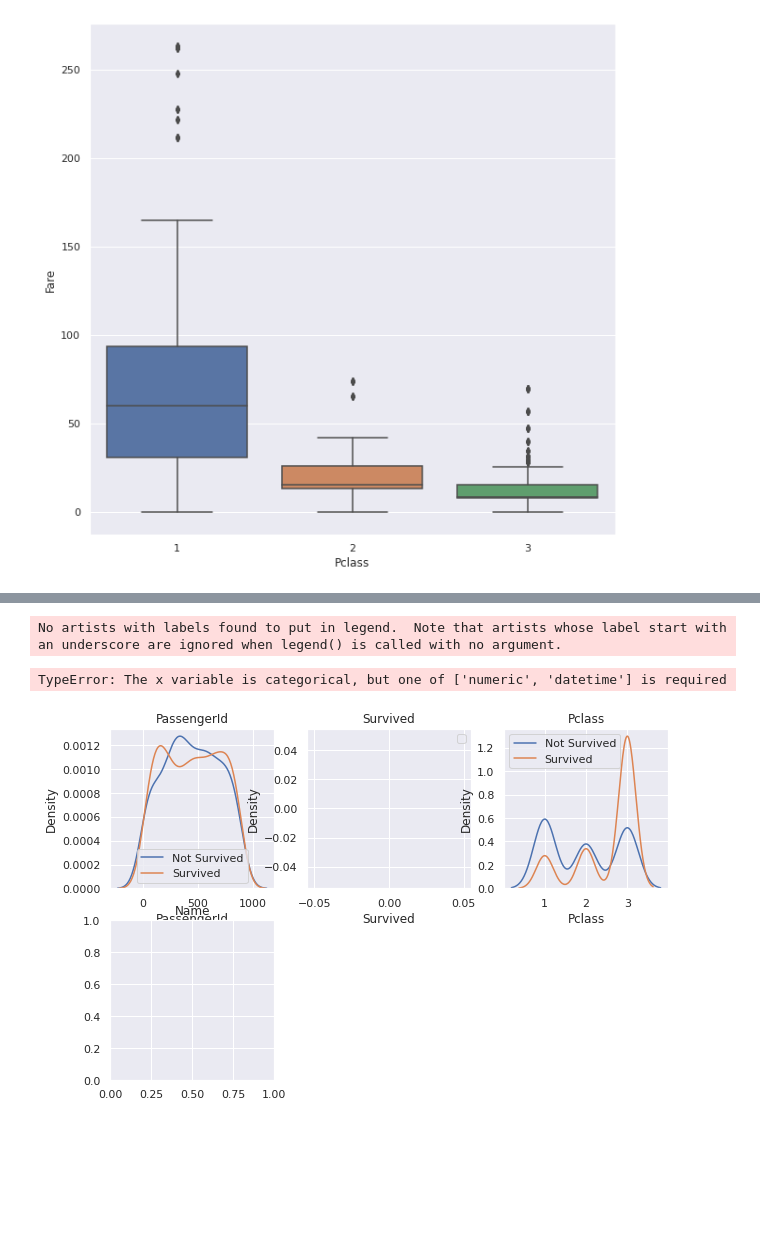
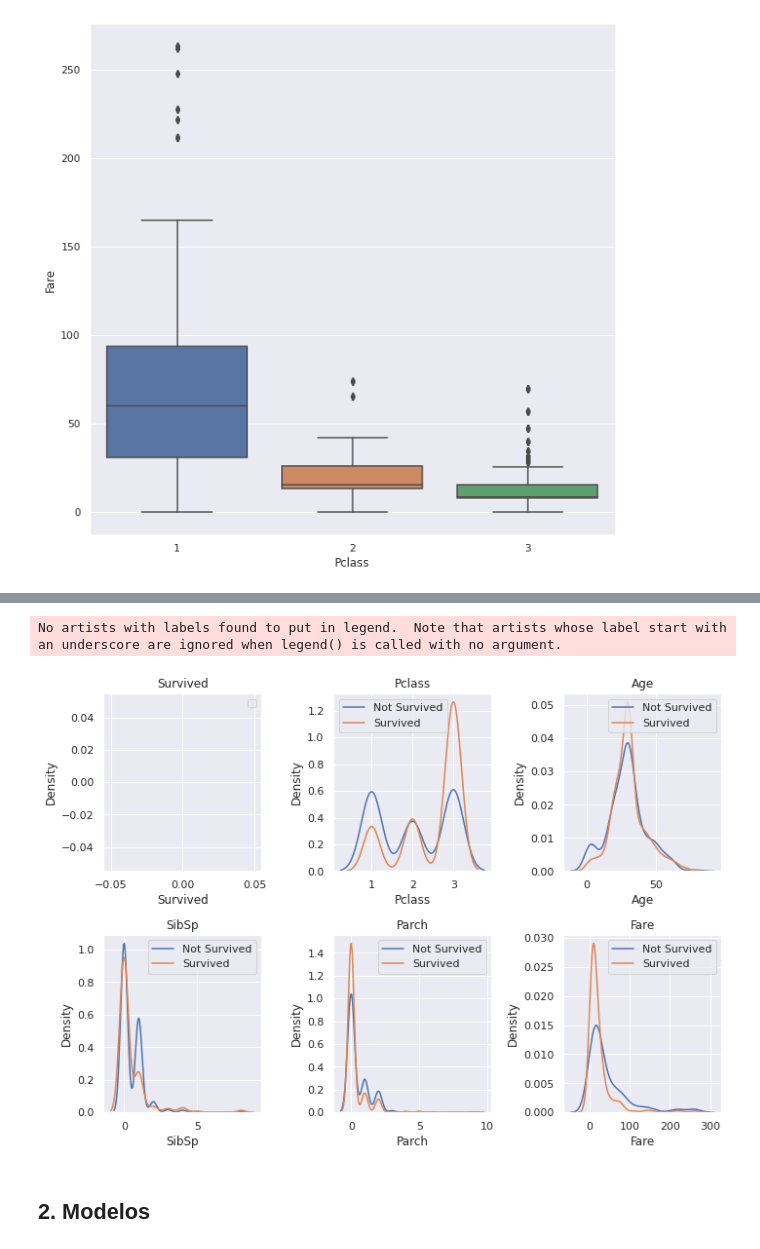
Before and after one commit to GDevigili/machine-learning-coursework, a Jupyter notebook: main.ipynb, the cells around one changed output, grey strips where cells are left out. Cells and saved outputs as stored; diff of their text form; code cells hidden in the pictures; blank space fills up the shorter version.

Commit message:
test some models

```diff
--- a/main.ipynb
+++ b/main.ipynb
@@ -181,7 +191,7 @@ df_dummies = pd.get_dummies(merged_df, columns=['Embarked'])
 # %% [markdown]
 Então transformei a coluna `Sex` da mesma forma, porém apenas deixando ela como binário, sendo `male = 1` e `female = 0`:
 # %%
-df_dummies = pd.get_dummies(merged_df, columns=['Sex'], drop_first = True)
+df_dummies = pd.get_dummies(df_dummies, columns=['Sex'], drop_first = True)
 # %% [markdown]
 Então o dataset final fica:
 # %%
@@ -233,6 +267,6 @@ merged_df.plot(kind='box', subplots=True, layout=(4, 3), sharex=False, sharey=Fa
 rs = np.random.RandomState(0)
 
 # df = pd.DataFrame(rs.rand(20, 20))
-corr = merged_df.corr()
+corr = df_dummies.corr()
 corr.style.background_gradient(cmap='coolwarm')
 # %% [output]
@@ -261,7 +284,7 @@ Name: Survived, dtype: float64
 # %%
 ax = sns.heatmap(   corr,
                     vmin=-1, vmax=1, center=0,
-                    cmap=sns.diverging_palette(20, 220, n=200),
+                    cmap='vlag', #sns.diverging_palette(20, 220, n=200),
                     square=True
                 )
 ax.set_xticklabels(
@@ -282,15 +316,18 @@ sns.barplot(
 # %%
-survived = train[train['Survived'] == 1]
-not_survived = train[train['Survived'] == 0]
+aux_df = merged_df[numeric_cols]
 
-for ax,col in enumerate(train.columns[:9]):
+survived = aux_df[aux_df['Survived'] == 1]
+not_survived = aux_df[aux_df['Survived'] == 0]
+
+for ax,col in enumerate(aux_df.columns[:9]):
     plt.subplot(3,3, ax + 1)
     plt.title(col)
-    sns.kdeplot(x = survived[col], label="Not Survived")
-    sns.kdeplot(x = not_survived[col], label="Survived")
+    sns.kdeplot(x = survived[col], label = "Not Survived", warn_singular = False)
+    sns.kdeplot(x = not_survived[col], label = "Survived", warn_singular = False)
     plt.legend()
-plt.tight_layout()
+plt.tight_layout();
 # %% [output]
 No artists with labels found to put in legend.  Note that artists whose label start with an underscore are ignored when legend() is called with no argument.
-TypeError: The x variable is categorical, but one of ['numeric', 'datetime'] is required
-[figure, old version]
+[figure, new version]
+# %% [markdown]
+## 2. Modelos
```
Also changed, not shown: parts of 19 cells of this notebook.
